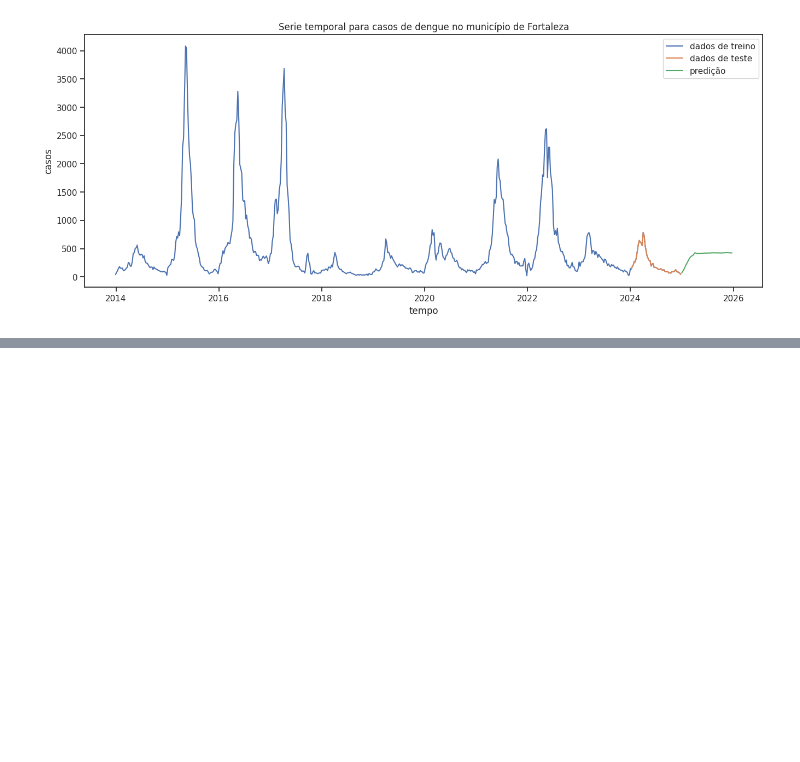
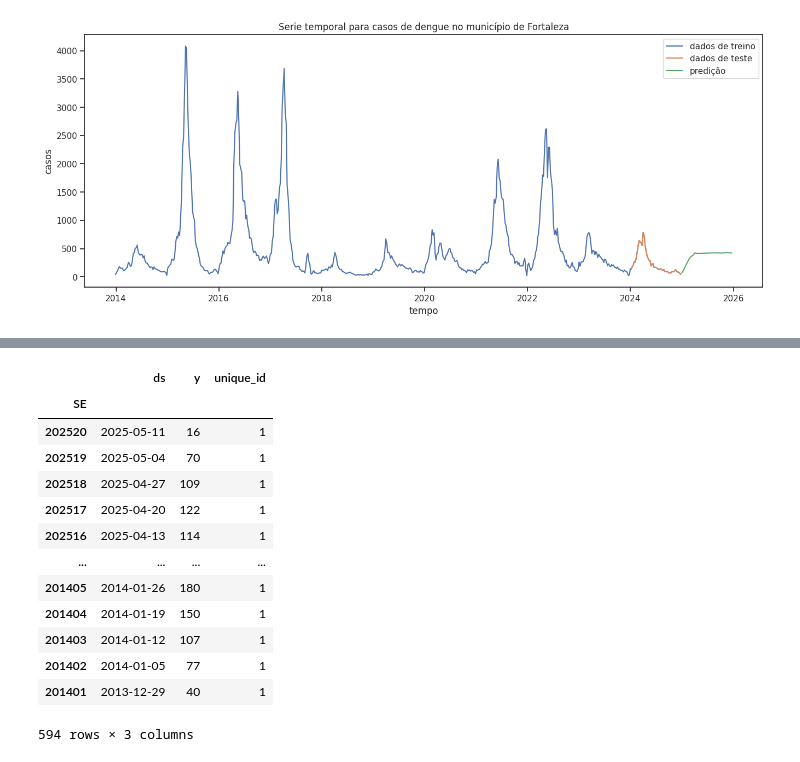
Before and after one commit to xandeoliveira/dengue-arima-fortaleza, a Jupyter notebook: graficos.ipynb, the cells around one changed output, grey strips where cells are left out. Cells and saved outputs as stored; diff of their text form; code cells hidden in the pictures; blank space fills up the shorter version.

```diff
--- a/graficos.ipynb
+++ b/graficos.ipynb
@@ -64,0 +83,17 @@ plt.show()
+# %%
+df_cortado
+# %% [output]
+|  | ds | y | unique_id |
+| SE |  |  |  |
+| 202520 | 2025-05-11 | 16 | 1 |
+| 202519 | 2025-05-04 | 70 | 1 |
+| 202518 | 2025-04-27 | 109 | 1 |
+| 202517 | 2025-04-20 | 122 | 1 |
+| 202516 | 2025-04-13 | 114 | 1 |
+| ... | ... | ... | ... |
+| 201405 | 2014-01-26 | 180 | 1 |
+| 201404 | 2014-01-19 | 150 | 1 |
+| 201403 | 2014-01-12 | 107 | 1 |
+| 201402 | 2014-01-05 | 77 | 1 |
+| 201401 | 2013-12-29 | 40 | 1 |
+594 rows × 3 columns
```
Also changed, not shown: parts of 1 cell of this notebook, 3 other files.
